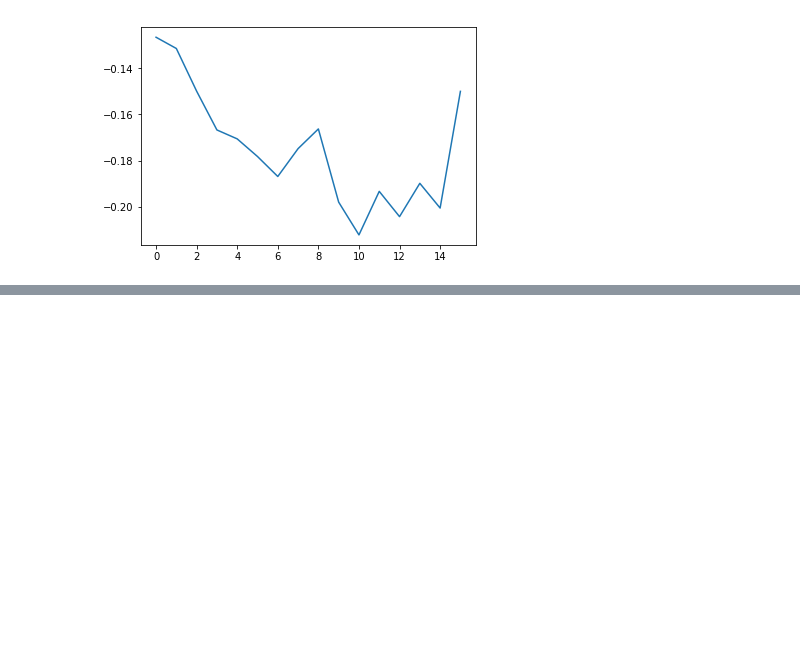
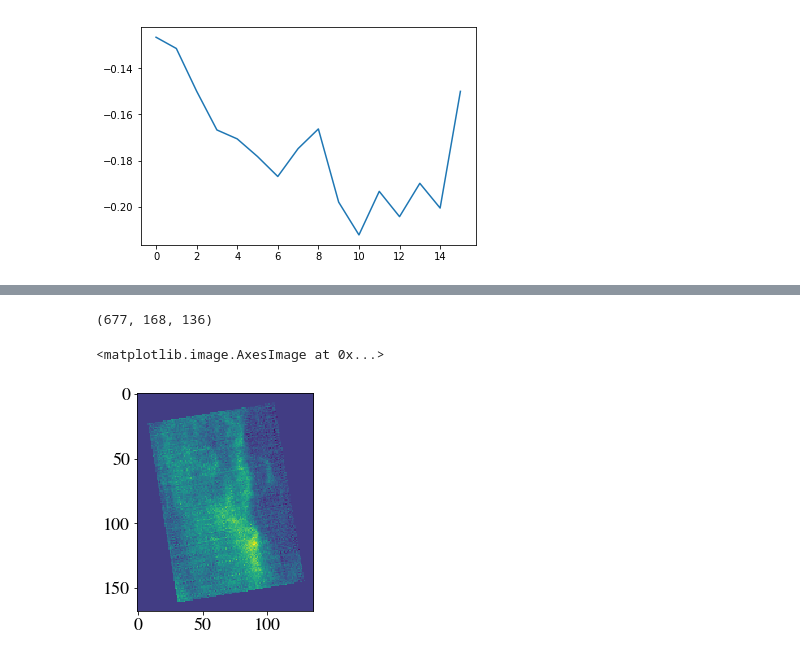
Before and after one commit to darioflute/fifipy, a Jupyter notebook: fifipy/examples/Example.ipynb, the cells around one changed output, grey strips where cells are left out. Saved outputs shown, nothing was run; the diff lists cells and outputs as text; code cells hidden in the pictures; blank space fills up the shorter version.

```diff
--- a/fifipy/examples/Example.ipynb
+++ b/fifipy/examples/Example.ipynb
@@ -21,0 +162,6 @@ plt.plot(spectra[0,:,3])
+# %%
+infile = '/Users/dfadda/Python/HorseHead/Cycle3_GT_DDT_75_0015_EYoung_CII_final.fits'
+hdl = fits.open(infile, memmap=False)
+specs = hdl['PRIMARY'].data
+hdl.info()
+hdl.close()
@@ -21,0 +173,12 @@ plt.plot(spectra[0,:,3])
+# %%
+print(np.shape(specs))
+# %% [output]
+(677, 168, 136)
+# %%
+image = np.nansum(specs, 0)
+mask = np.median(specs, 0)
+# %%
+plt.imshow(image)
+# %% [output]
+<matplotlib.image.AxesImage at 0x...>
+[figure, added]
```
Also changed, not shown: parts of 13 cells of this notebook, 4 other files.
